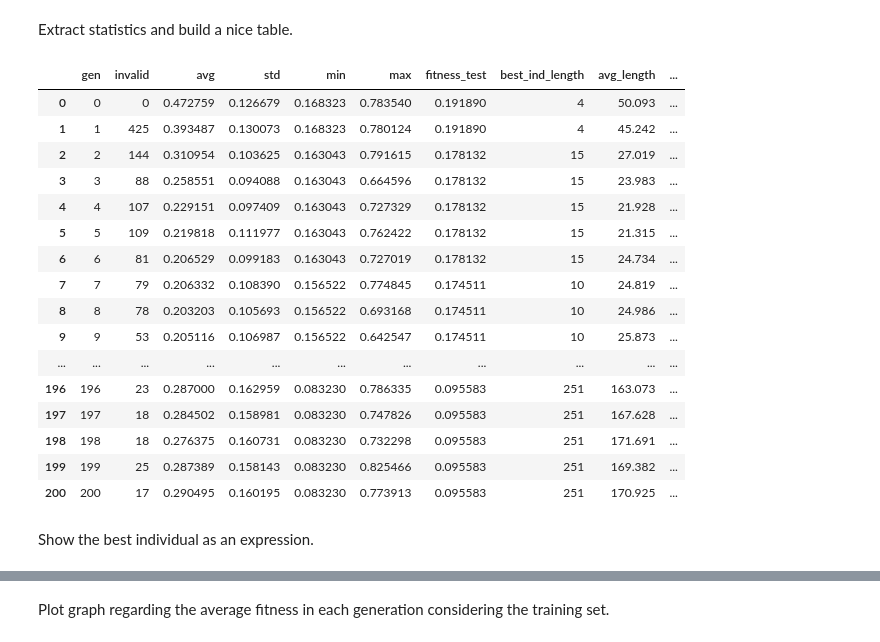
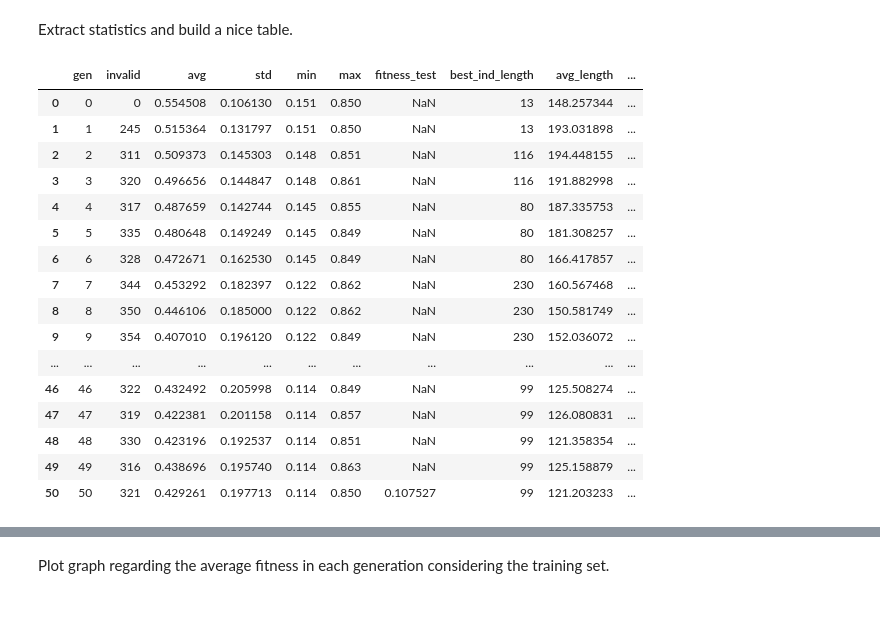
Before and after one commit to conorlime/CS6271, a Jupyter notebook: GE_Applied_to_Classification_(Single_Type).ipynb, the cells around one changed output, grey strips where cells are left out. Drawn from its saved outputs; the diff is of its cells as text; code cells hidden in the pictures; blank space fills up the shorter version.

```diff
--- a/GE_Applied_to_Classification_(Single_Type).ipynb
+++ b/GE_Applied_to_Classification_(Single_Type).ipynb
@@ -68,14 +73,26 @@ Successfully installed deap-1.3.0
 Set our Grammatical Evolution parameters.
 # %%
 POPULATION_SIZE = 1000
-MAX_GENERATIONS = 200
+MAX_GENERATIONS = 50
 P_CROSSOVER = 0.8
 P_MUTATION = 0.01
-ELITE_SIZE = round(0.01*POPULATION_SIZE)
+ELITE_SIZE = 1 #round(0.01*POPULATION_SIZE) #it should be smaller or equal to HALLOFFAME_SIZE
+HALLOFFAME_SIZE = 1 #round(0.01*POPULATION_SIZE) #it should be at least 1
 
-HALL_OF_FAME_SIZE = 1
+CODON_CONSUMPTION = 'lazy'
+GENOME_REPRESENTATION = 'list'
+MAX_GENOME_LENGTH = None
+
 MAX_INIT_TREE_DEPTH = 10
-MIN_INIT_TREE_DEPTH = 1
+MIN_INIT_TREE_DEPTH = 5
 MAX_TREE_DEPTH = 17
 MAX_WRAPS = 0
 CODON_SIZE = 255
+
+REPORT_ITEMS = ['gen', 'invalid', 'avg', 'std', 'min', 'max',
+                'fitness_test',
+                'best_ind_length', 'avg_length',
+                'best_ind_nodes', 'avg_nodes',
+                'avg_depth',
+                'avg_used_codons', 'best_ind_used_codons',
+                'selection_time', 'generation_time']
@@ -84,5 +106,5 @@ Set a problem to solve. Currently only spambase is packaged with GRAPE, but this
 # %%
-problem = 'spambase'
+problem = 'Banknote'
 # %% [markdown]
 Read datasets and grammars according to the problem picked in the previous cell.
 # %%
@@ -131,7 +184,7 @@ f.close()
 # %% [markdown]
 Set up the grammar addressed by GRAMMAR_FILE in the class Grammar.
 # %%
-BNF_GRAMMAR = Grammar(path.join("grammars", GRAMMAR_FILE))
+BNF_GRAMMAR = grape.Grammar(path.join("grammars", GRAMMAR_FILE))
 # %% [markdown]
 Define as fitness function the number of outputs wrongly predicted.
 # %%
@@ -258,42 +336,54 @@ Extract statistics and build a nice table.
 # %%
 max_fitness_values, mean_fitness_values = logbook.select("max", "avg")
 min_fitness_values, std_fitness_values = logbook.select("min", "std")
 fitness_test = logbook.select("fitness_test")
+
 best_ind_length = logbook.select("best_ind_length")
 avg_length = logbook.select("avg_length")
-max_length = logbook.select("max_length")
+
 selection_time = logbook.select("selection_time")
 generation_time = logbook.select("generation_time")
 gen, invalid = logbook.select("gen", "invalid")
+avg_used_codons = logbook.select("avg_used_codons")
+best_ind_used_codons = logbook.select("best_ind_used_codons")
 
-header = ['gen', 'invalid', 'avg', 'std', 'min', 'max', 'fitness_test', 'best_ind_length', 'avg_length', 'max_length', 'selection_time', 'generation_time']
+best_ind_nodes = logbook.select("best_ind_nodes")
+avg_nodes = logbook.select("avg_nodes")
 
-results = pd.DataFrame(list(zip(gen, invalid, mean_fitness_values, std_fitness_values, min_fitness_values, max_fitness_values, fitness_test, best_ind_length, avg_length, max_length, selection_time, generation_time)),
+avg_depth = logbook.select("avg_depth")
+
+header = REPORT_ITEMS
+
+results = pd.DataFrame(list(zip(gen, invalid, mean_fitness_values, std_fitness_values,
+                                min_fitness_values, max_fitness_values, fitness_test,
+                                best_ind_length, avg_length,
+                                best_ind_nodes, avg_nodes,
+                                avg_depth,
+                                avg_used_codons, best_ind_used_codons,
+                                selection_time, generation_time)),
                columns = header)
 
 pd.set_option('display.max_rows', None)
 pd.set_option('display.max_columns', None)
 pd.set_option('display.width', 10000)
 pd.set_option('display.colheader_justify', 'center')
 
 display(results)
 # %% [output]
 |  | gen | invalid | avg | std | min | max | fitness_test | best_ind_length | avg_length | ... |
-| 0 | 0 | 0 | 0.472759 | 0.126679 | 0.168323 | 0.783540 | 0.191890 | 4 | 50.093 | ... |
-| 1 | 1 | 425 | 0.393487 | 0.130073 | 0.168323 | 0.780124 | 0.191890 | 4 | 45.242 | ... |
-| 2 | 2 | 144 | 0.310954 | 0.103625 | 0.163043 | 0.791615 | 0.178132 | 15 | 27.019 | ... |
-| 3 | 3 | 88 | 0.258551 | 0.094088 | 0.163043 | 0.664596 | 0.178132 | 15 | 23.983 | ... |
-| 4 | 4 | 107 | 0.229151 | 0.097409 | 0.163043 | 0.727329 | 0.178132 | 15 | 21.928 | ... |
-| 5 | 5 | 109 | 0.219818 | 0.111977 | 0.163043 | 0.762422 | 0.178132 | 15 | 21.315 | ... |
-| 6 | 6 | 81 | 0.206529 | 0.099183 | 0.163043 | 0.727019 | 0.178132 | 15 | 24.734 | ... |
-| 7 | 7 | 79 | 0.206332 | 0.108390 | 0.156522 | 0.774845 | 0.174511 | 10 | 24.819 | ... |
-| 8 | 8 | 78 | 0.203203 | 0.105693 | 0.156522 | 0.693168 | 0.174511 | 10 | 24.986 | ... |
-| 9 | 9 | 53 | 0.205116 | 0.106987 | 0.156522 | 0.642547 | 0.174511 | 10 | 25.873 | ... |
+| 0 | 0 | 0 | 0.554508 | 0.106130 | 0.151 | 0.850 | NaN | 13 | 148.257344 | ... |
+| 1 | 1 | 245 | 0.515364 | 0.131797 | 0.151 | 0.850 | NaN | 13 | 193.031898 | ... |
+| 2 | 2 | 311 | 0.509373 | 0.145303 | 0.148 | 0.851 | NaN | 116 | 194.448155 | ... |
+| 3 | 3 | 320 | 0.496656 | 0.144847 | 0.148 | 0.861 | NaN | 116 | 191.882998 | ... |
+| 4 | 4 | 317 | 0.487659 | 0.142744 | 0.145 | 0.855 | NaN | 80 | 187.335753 | ... |
+| 5 | 5 | 335 | 0.480648 | 0.149249 | 0.145 | 0.849 | NaN | 80 | 181.308257 | ... |
+| 6 | 6 | 328 | 0.472671 | 0.162530 | 0.145 | 0.849 | NaN | 80 | 166.417857 | ... |
+| 7 | 7 | 344 | 0.453292 | 0.182397 | 0.122 | 0.862 | NaN | 230 | 160.567468 | ... |
+| 8 | 8 | 350 | 0.446106 | 0.185000 | 0.122 | 0.862 | NaN | 230 | 150.581749 | ... |
+| 9 | 9 | 354 | 0.407010 | 0.196120 | 0.122 | 0.849 | NaN | 230 | 152.036072 | ... |
 | ... | ... | ... | ... | ... | ... | ... | ... | ... | ... | ... |
-| 196 | 196 | 23 | 0.287000 | 0.162959 | 0.083230 | 0.786335 | 0.095583 | 251 | 163.073 | ... |
-| 197 | 197 | 18 | 0.284502 | 0.158981 | 0.083230 | 0.747826 | 0.095583 | 251 | 167.628 | ... |
-| 198 | 198 | 18 | 0.276375 | 0.160731 | 0.083230 | 0.732298 | 0.095583 | 251 | 171.691 | ... |
-| 199 | 199 | 25 | 0.287389 | 0.158143 | 0.083230 | 0.825466 | 0.095583 | 251 | 169.382 | ... |
-| 200 | 200 | 17 | 0.290495 | 0.160195 | 0.083230 | 0.773913 | 0.095583 | 251 | 170.925 | ... |
+| 46 | 46 | 322 | 0.432492 | 0.205998 | 0.114 | 0.849 | NaN | 99 | 125.508274 | ... |
+| 47 | 47 | 319 | 0.422381 | 0.201158 | 0.114 | 0.857 | NaN | 99 | 126.080831 | ... |
+| 48 | 48 | 330 | 0.423196 | 0.192537 | 0.114 | 0.851 | NaN | 99 | 121.358354 | ... |
+| 49 | 49 | 316 | 0.438696 | 0.195740 | 0.114 | 0.863 | NaN | 99 | 125.158879 | ... |
+| 50 | 50 | 321 | 0.429261 | 0.197713 | 0.114 | 0.850 | 0.107527 | 99 | 121.203233 | ... |
-# %% [markdown]
-Show the best individual as an expression.
```
Also changed, not shown: parts of 25 cells of this notebook, 5 other files.
